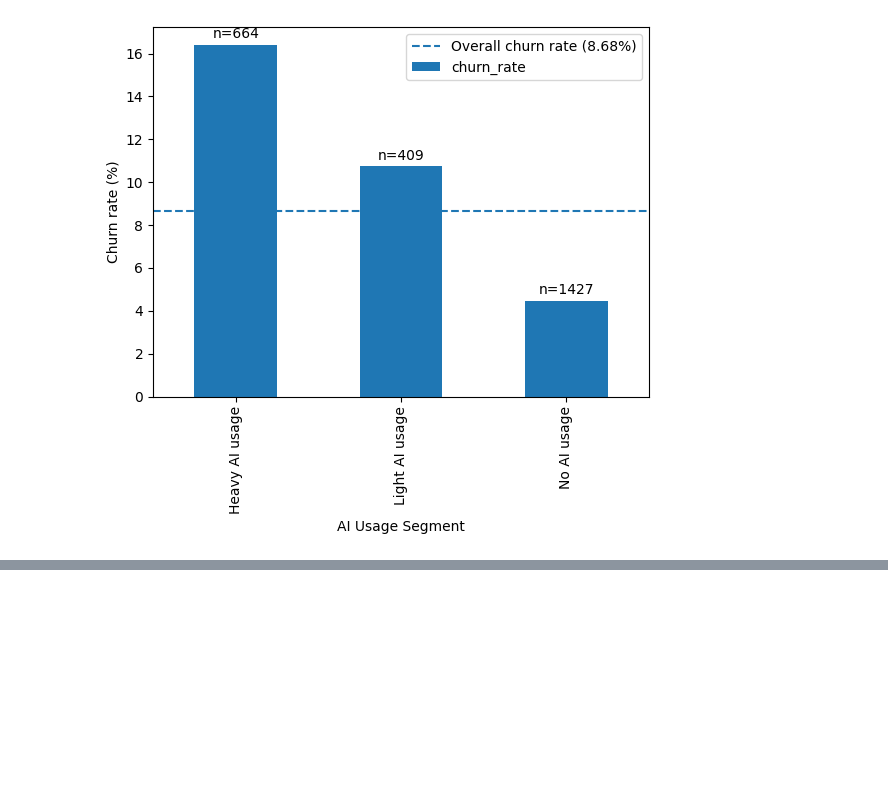
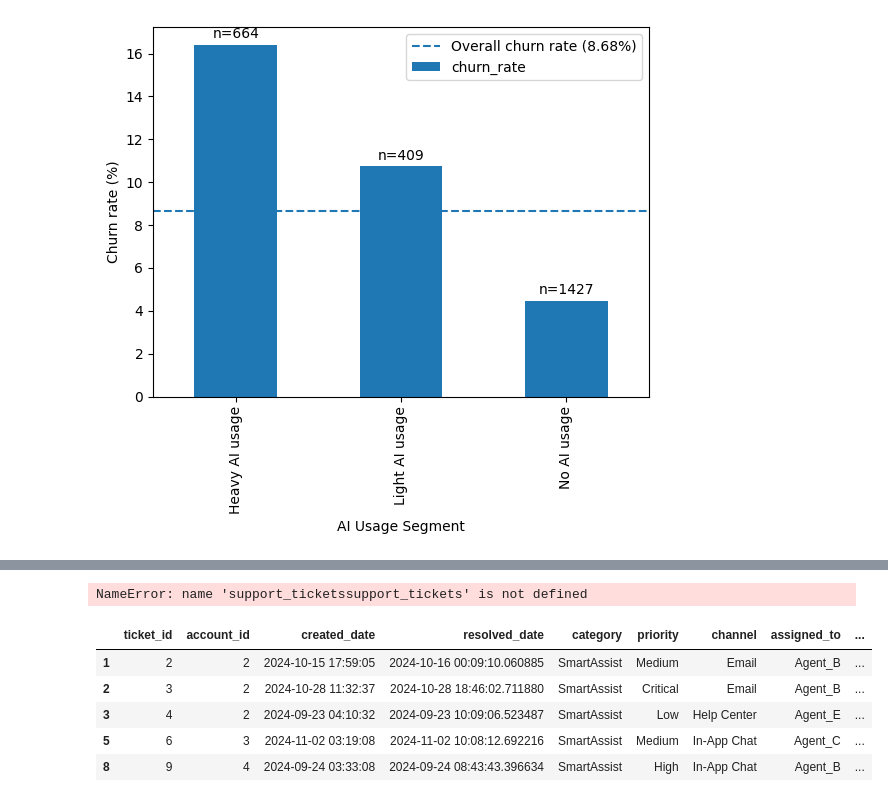
Before and after one commit to Vaishnav09/ai-product-impact-analysis, a Jupyter notebook: notebooks/01_data_exploration.ipynb, the cells around one changed output, grey strips where cells are left out. Saved outputs shown, nothing was run; the diff lists cells and outputs as text; code cells hidden in the pictures; blank space fills up the shorter version.

```diff
--- a/notebooks/01_data_exploration.ipynb
+++ b/notebooks/01_data_exploration.ipynb
@@ -791,0 +811,14 @@ plt.show()
+# %%
+ai_keywords = r"smartassist|smart assist\bai\b|ai"
+support_ticketssupport_tickets[support_tickets['ticket_description'].str.lower().str.contains('r"\bai\b"| smartassist | smart assist')]
+# %% [output]
+NameError: name 'support_ticketssupport_tickets' is not defined
+# %%
+support_tickets[(support_tickets['category'].str.lower() == 'smartassist') & (support_tickets['ticket_description'].str.contains(['smartassist','ai','']))].head()
+# %% [output]
+|  | ticket_id | account_id | created_date | resolved_date | category | priority | channel | assigned_to | ... |
+| 1 | 2 | 2 | 2024-10-15 17:59:05 | 2024-10-16 00:09:10.060885 | SmartAssist | Medium | Email | Agent_B | ... |
+| 2 | 3 | 2 | 2024-10-28 11:32:37 | 2024-10-28 18:46:02.711880 | SmartAssist | Critical | Email | Agent_B | ... |
+| 3 | 4 | 2 | 2024-09-23 04:10:32 | 2024-09-23 10:09:06.523487 | SmartAssist | Low | Help Center | Agent_E | ... |
+| 5 | 6 | 3 | 2024-11-02 03:19:08 | 2024-11-02 10:08:12.692216 | SmartAssist | Medium | In-App Chat | Agent_C | ... |
+| 8 | 9 | 4 | 2024-09-24 03:33:08 | 2024-09-24 08:43:43.396634 | SmartAssist | High | In-App Chat | Agent_B | ... |
```
Also changed, not shown: parts of 2 cells of this notebook.
